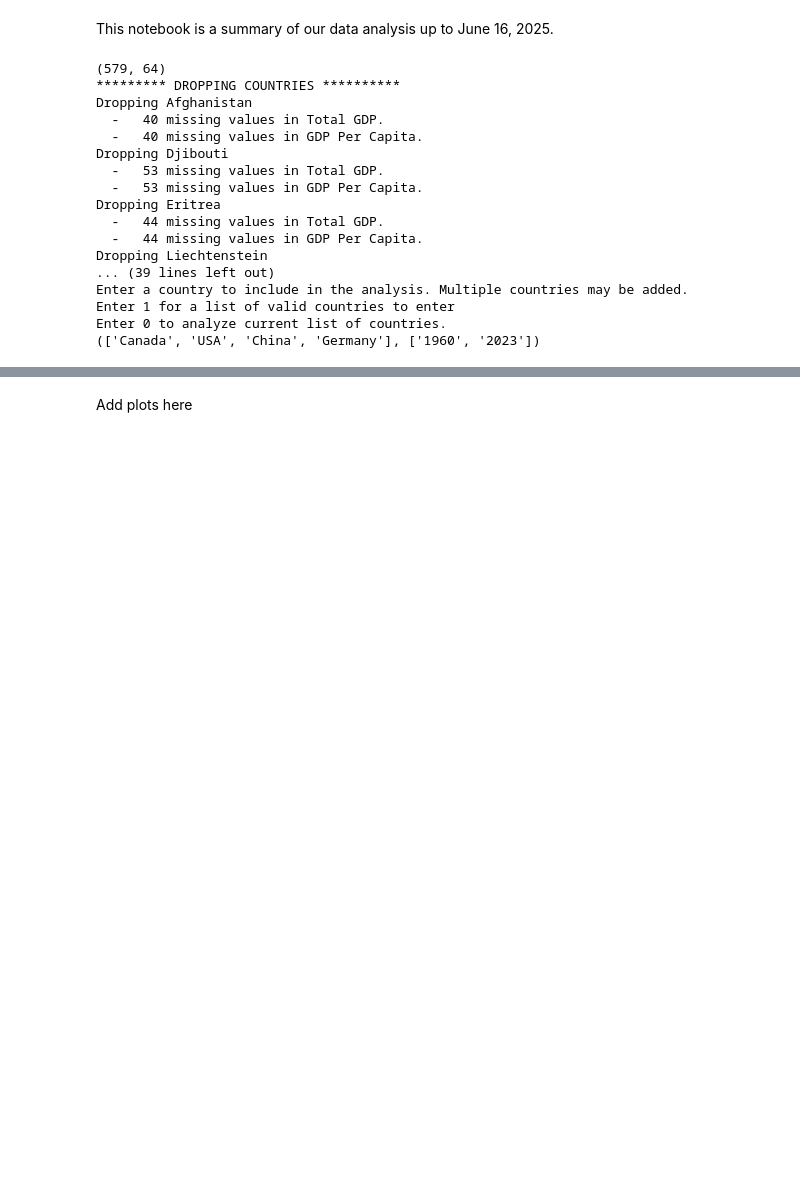
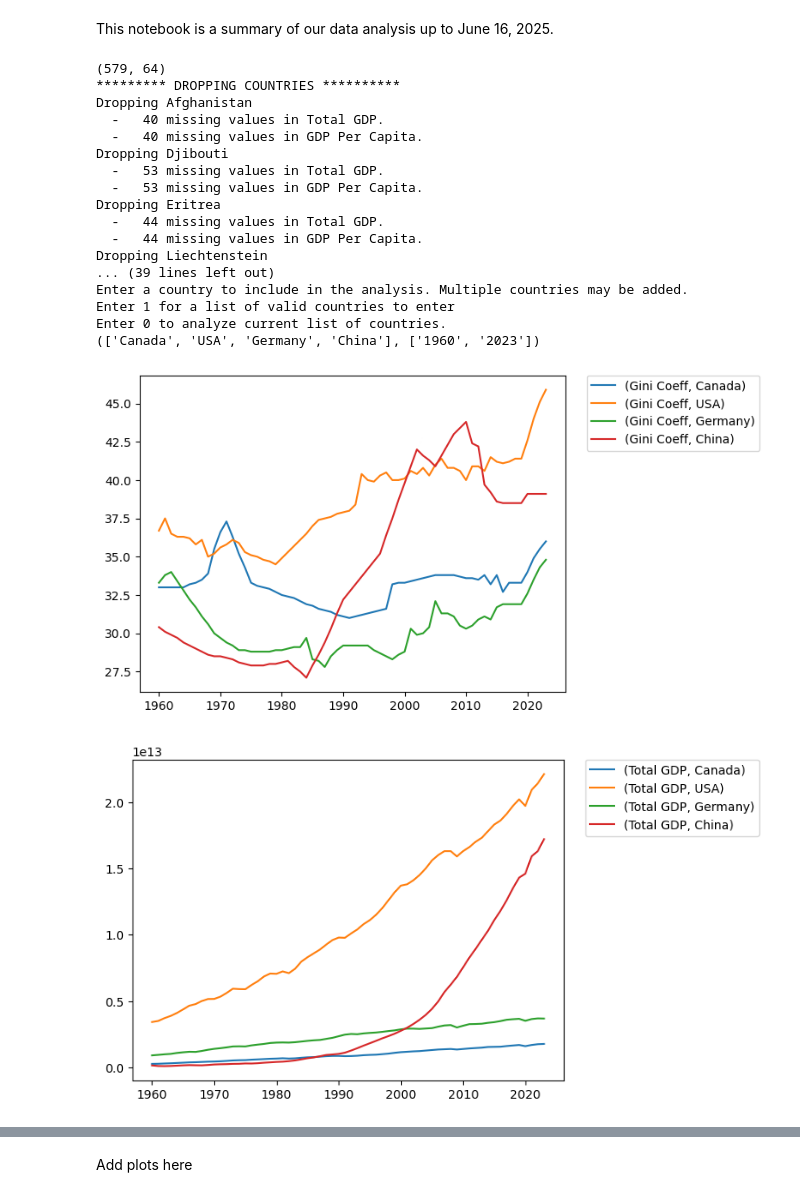
Before and after one commit to ctcastle/leprechaun_economics, a Jupyter notebook: Presentation.ipynb, the cells around one changed output, grey strips where cells are left out. Saved outputs shown, nothing was run; the diff lists cells and outputs as text; code cells hidden in the pictures; blank space fills up the shorter version.

```diff
--- a/Presentation.ipynb
+++ b/Presentation.ipynb
@@ -3,6 +3,7 @@ This notebook is a summary of our data analysis up to June 16, 2025.
 # %%
 import numpy as np
 import pandas as pd
+import matplotlib.pyplot as plt
 
 # Data cleaning and merging
 
@@ -172,17 +173,27 @@ def get_user_input(combined_data):
             continue
 
     return (added_country_list, year_range)
+
+
+def plotter(df, country_list, year_range, metric):
+    idx = pd.IndexSlice
+    sub_df = df.loc[idx[metric,country_list],idx[year_range[0]:year_range[-1]]]
+    sub_df.transpose().plot()
+    plt.legend(bbox_to_anchor=(1.05, 1), loc='upper left', borderaxespad=0.)
+    plt.show()
 # %%
 def main():
 
 
+    # Read in raw data from CSV files
+    #   Total GDP, GDP Per Capita, and Gini Coefficient
+    total_gdp = pd.read_csv("total_gdp_us_inflation_adjusted.csv")
+    gdp_percap = pd.read_csv("gdppercapita_us_inflation_adjusted.csv")
+    gini = pd.read_csv("gini.csv")
 
-    total_gdp = pd.read_csv("total_gdp_us_inflation_adjusted.csv")
+
     total_gdp = total_gdp.set_index('country')
-
-    gdp_percap = pd.read_csv("gdppercapita_us_inflation_adjusted.csv")
     gdp_percap = gdp_percap.set_index('country')
-    gini = pd.read_csv("gini.csv")
     gini = gini.set_index('country')
 
     # make copy of original raw data
@@ -197,33 +208,39 @@ def main():
     combined_data = df_index_inner_join(total_gdp_copy, gdp_percap_copy, gini_copy, 'Total GDP', 'GDP Per Capita', 'Gini Coeff')
     combined_data.index.names = ['Metric', 'Country']
     print(combined_data.shape)
 
     data_nans_dropped = drop_countries_by_nan(combined_data, 0.5)
     print(data_nans_dropped.shape)
 
-    user_input_test = get_user_input(combined_data)
-    print(user_input_test)
+    user_input = get_user_input(combined_data)
+    print(user_input)
+
+    plotter(data_nans_dropped,user_input[0],user_input[1],'Gini Coeff')
+    plotter(data_nans_dropped,user_input[0],user_input[1],'Total GDP')
+    plotter(data_nans_dropped,user_input[0],user_input[1],'GDP Per Capita')
 
 
 
 if __name__ == '__main__':
 
     main()
 # %% [output]
 (579, 64)
 ********* DROPPING COUNTRIES **********
 Dropping Afghanistan
   -   40 missing values in Total GDP.
   -   40 missing values in GDP Per Capita.
 Dropping Djibouti
   -   53 missing values in Total GDP.
   -   53 missing values in GDP Per Capita.
 Dropping Eritrea
   -   44 missing values in Total GDP.
   -   44 missing values in GDP Per Capita.
 Dropping Liechtenstein
 ... (39 lines left out)
 Enter a country to include in the analysis. Multiple countries may be added.
 Enter 1 for a list of valid countries to enter
 Enter 0 to analyze current list of countries.
-(['Canada', 'USA', 'China', 'Germany'], ['1960', '2023'])
+(['Canada', 'USA', 'Germany', 'China'], ['1960', '2023'])
+[figure, added]
+[figure, added]
```
Also changed, not shown: parts of 2 cells of this notebook.
